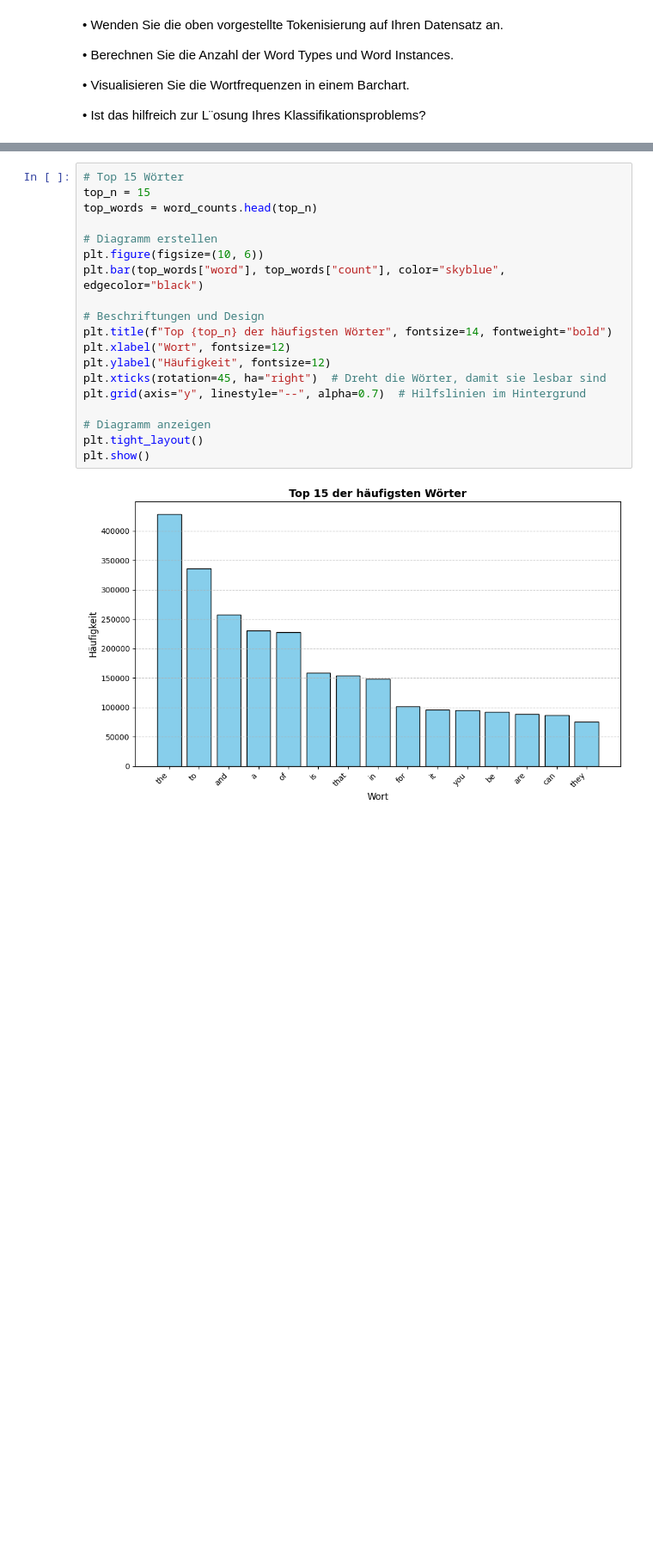
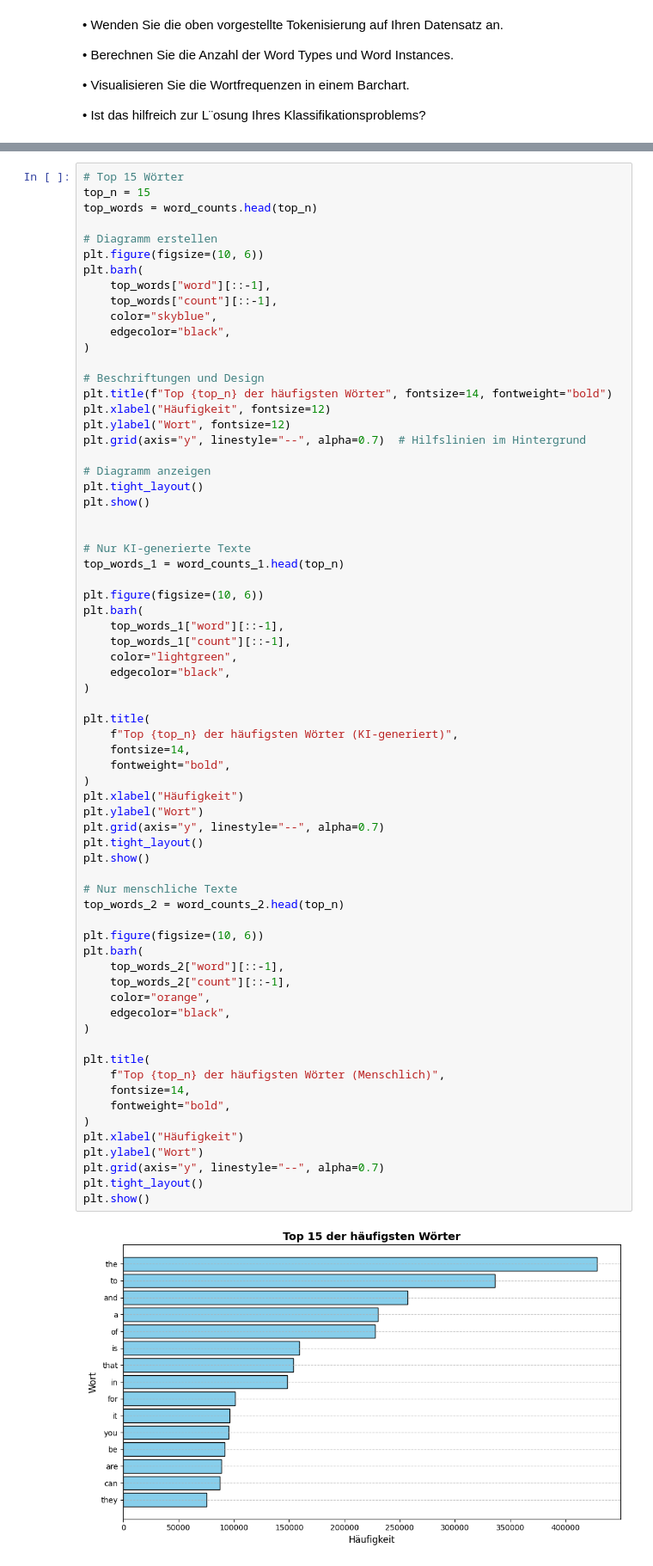
Before and after one commit to TheAmarok/Neue-Konzepte-Gruppe-9, a Jupyter notebook: Notebook.ipynb, the cells around one changed output, grey strips where cells are left out. Shown at 86% size. Cells and saved outputs as stored; diff of their text form; blank space fills up the shorter version.

```diff
--- a/Notebook.ipynb
+++ b/Notebook.ipynb
@@ -728,21 +749,70 @@ Anzahl Worte:  3443500
 # %%
 # Top 15 Wörter
 top_n = 15
 top_words = word_counts.head(top_n)
 
 # Diagramm erstellen
 plt.figure(figsize=(10, 6))
-plt.bar(top_words["word"], top_words["count"], color="skyblue", edgecolor="black")
+plt.barh(
+    top_words["word"][::-1],
+    top_words["count"][::-1],
+    color="skyblue",
+    edgecolor="black",
+)
 
 # Beschriftungen und Design
 plt.title(f"Top {top_n} der häufigsten Wörter", fontsize=14, fontweight="bold")
-plt.xlabel("Wort", fontsize=12)
-plt.ylabel("Häufigkeit", fontsize=12)
-plt.xticks(rotation=45, ha="right")  # Dreht die Wörter, damit sie lesbar sind
+plt.xlabel("Häufigkeit", fontsize=12)
+plt.ylabel("Wort", fontsize=12)
 plt.grid(axis="y", linestyle="--", alpha=0.7)  # Hilfslinien im Hintergrund
 
 # Diagramm anzeigen
 plt.tight_layout()
 plt.show()
+
+
+# Nur KI-generierte Texte
+top_words_1 = word_counts_1.head(top_n)
+
+plt.figure(figsize=(10, 6))
+plt.barh(
+    top_words_1["word"][::-1],
+    top_words_1["count"][::-1],
+    color="lightgreen",
+    edgecolor="black",
+)
+
+plt.title(
+    f"Top {top_n} der häufigsten Wörter (KI-generiert)",
+    fontsize=14,
+    fontweight="bold",
+)
+plt.xlabel("Häufigkeit")
+plt.ylabel("Wort")
+plt.grid(axis="y", linestyle="--", alpha=0.7)
+plt.tight_layout()
+plt.show()
+
+# Nur menschliche Texte
+top_words_2 = word_counts_2.head(top_n)
+
+plt.figure(figsize=(10, 6))
+plt.barh(
+    top_words_2["word"][::-1],
+    top_words_2["count"][::-1],
+    color="orange",
+    edgecolor="black",
+)
+
+plt.title(
+    f"Top {top_n} der häufigsten Wörter (Menschlich)",
+    fontsize=14,
+    fontweight="bold",
+)
+plt.xlabel("Häufigkeit")
+plt.ylabel("Wort")
+plt.grid(axis="y", linestyle="--", alpha=0.7)
+plt.tight_layout()
+plt.show()
 # %% [output]
-[figure, old version]
+[figure, new version]
```
Also changed, not shown: parts of 6 cells of this notebook.
